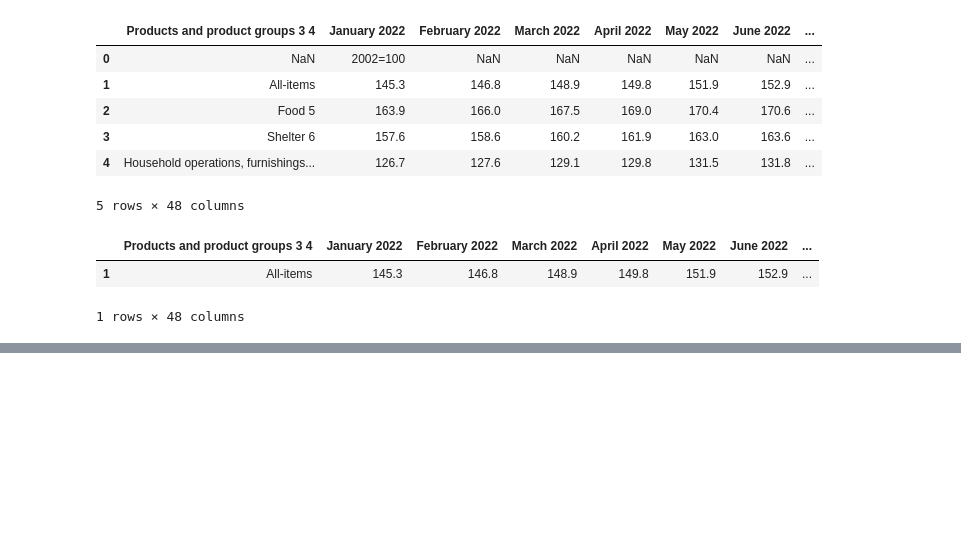
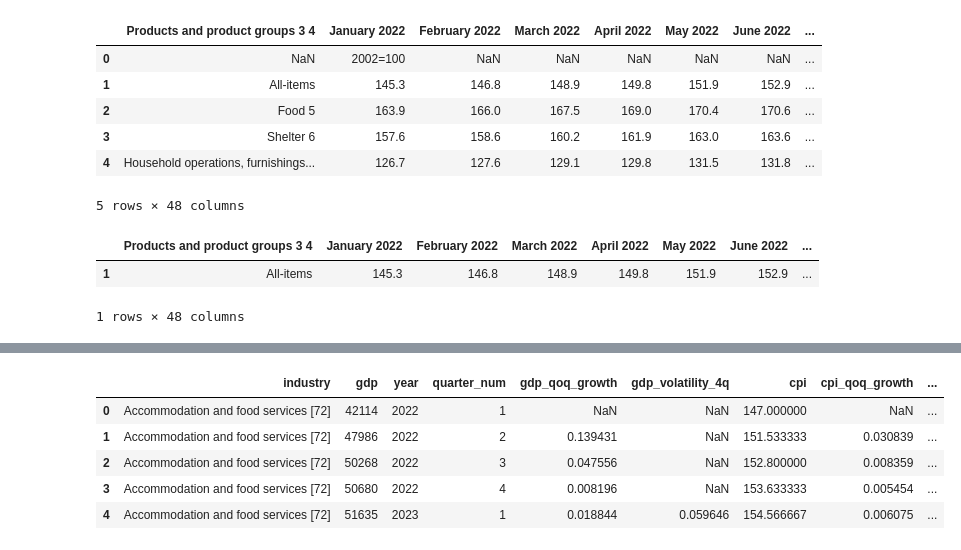
Before and after one commit to wtfmadrid/dataset-for-DS-project, a Jupyter notebook: notebooks/preprocessing.ipynb, the cells around one changed output, grey strips where cells are left out. Drawn from its saved outputs; the diff is of its cells as text; code cells hidden in the pictures; blank space fills up the shorter version.

```diff
--- a/notebooks/preprocessing.ipynb
+++ b/notebooks/preprocessing.ipynb
@@ -258,0 +336,18 @@ cpi_all
+# %%
+gdp_long = pd.read_csv(r'D:\Canadian Business Analysis Project\data\processed_gdp_data.csv')
+cpi_q = pd.read_csv(r'D:\Canadian Business Analysis Project\data\processed_cpi_data.csv')
+# %%
+base = gdp_long.merge(
+    cpi_q,
+    on=["year", "quarter_num"], # merge on common columns
+    how="left" # left join to keep all gdp_long rows even if no matching cpi_q data
+)
+# %%
+base.head()
+# %% [output]
+|  | industry | gdp | year | quarter_num | gdp_qoq_growth | gdp_volatility_4q | cpi | cpi_qoq_growth | ... |
+| 0 | Accommodation and food services [72] | 42114 | 2022 | 1 | NaN | NaN | 147.000000 | NaN | ... |
+| 1 | Accommodation and food services [72] | 47986 | 2022 | 2 | 0.139431 | NaN | 151.533333 | 0.030839 | ... |
+| 2 | Accommodation and food services [72] | 50268 | 2022 | 3 | 0.047556 | NaN | 152.800000 | 0.008359 | ... |
+| 3 | Accommodation and food services [72] | 50680 | 2022 | 4 | 0.008196 | NaN | 153.633333 | 0.005454 | ... |
+| 4 | Accommodation and food services [72] | 51635 | 2023 | 1 | 0.018844 | 0.059646 | 154.566667 | 0.006075 | ... |
```
Also changed, not shown: parts of 66 cells of this notebook, 5 other files.
